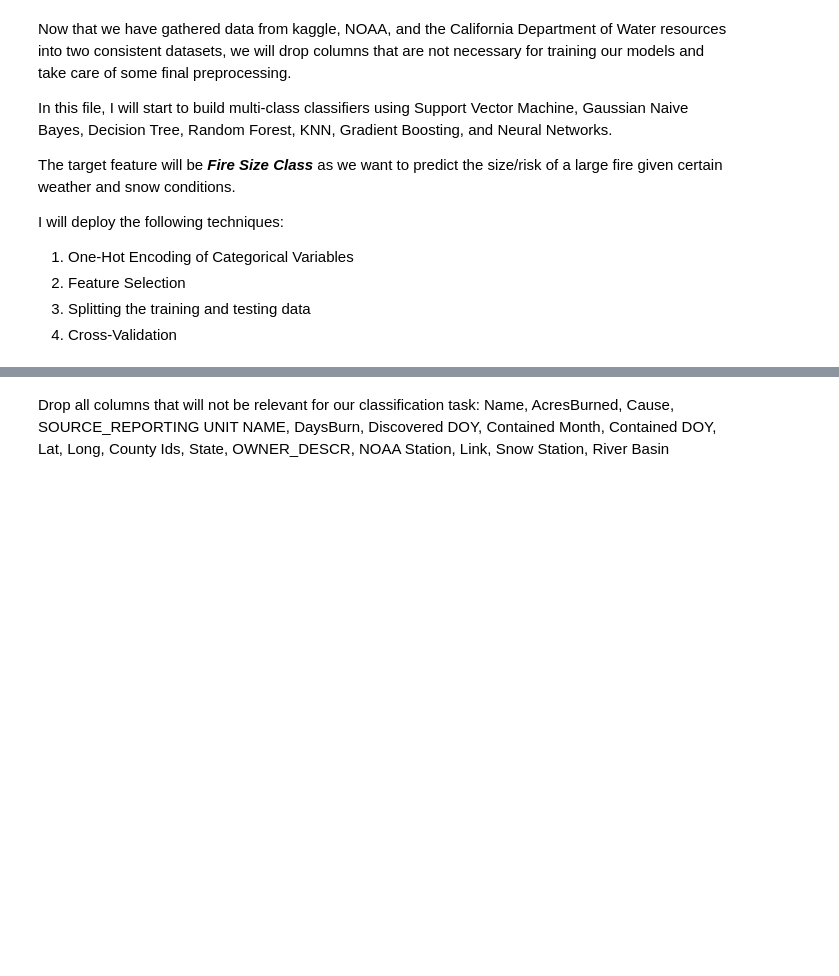
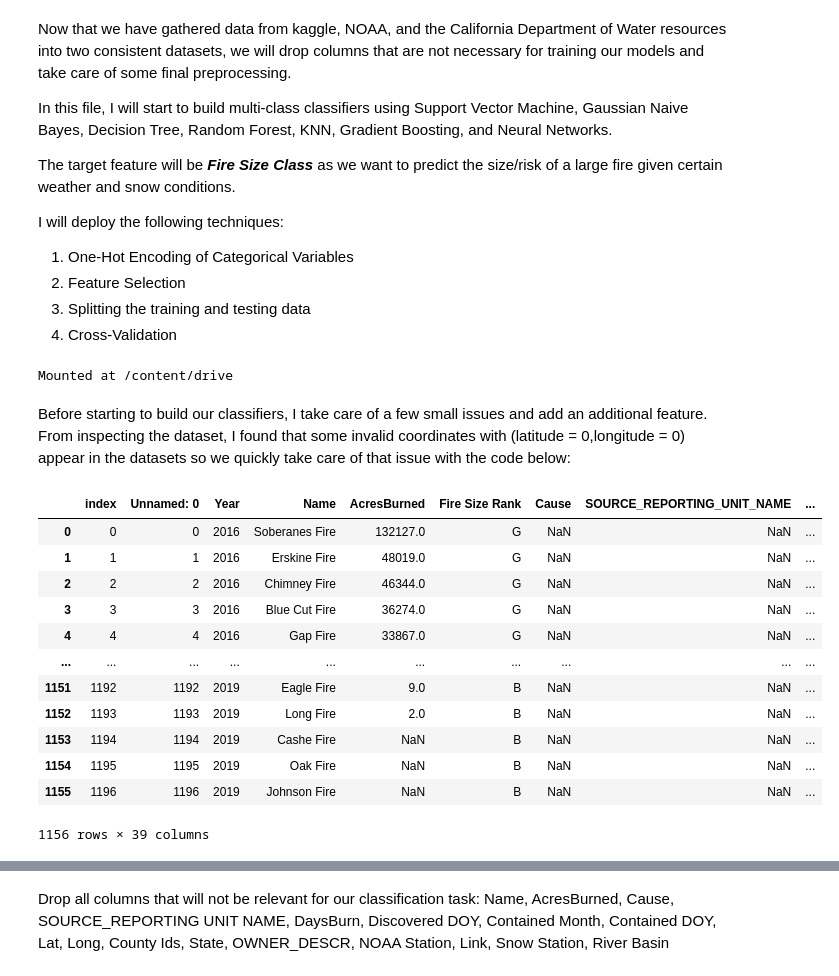
Before and after one commit to mnocerino23/Wildfire-Forecaster, a Jupyter notebook: Classifiers.ipynb, the cells around one changed output, grey strips where cells are left out. Drawn from its saved outputs; the diff is of its cells as text; code cells hidden in the pictures; blank space fills up the shorter version.

```diff
--- a/Classifiers.ipynb
+++ b/Classifiers.ipynb
@@ -46,3 +14,42 @@ I will deploy the following techniques:
 2.   Feature Selection
 3.   Splitting the training and testing data
 4.   Cross-Validation
+# %%
+import sklearn
+import numpy as np
+import pandas as pd
+
+from google.colab import drive
+drive.mount('/content/drive')
+
+#Read in the two final datasets. The first contains over 110,000 fires from 2001-2015 while the second has 1,000 more recent, larger fires.
+wildfire_set1 = pd.read_csv('/content/drive/MyDrive/Data_Science_Projects/Wildfires/wildfires1_w_snow.csv')
+wildfire_set2 = pd.read_csv('/content/drive/MyDrive/Data_Science_Projects/Wildfires/wildfires2_w_snow.csv')
+# %% [output]
+Mounted at /content/drive
+# %% [markdown]
+Before starting to build our classifiers, I take care of a few small issues and add an additional feature. From inspecting the dataset, I found that some invalid coordinates with (latitude = 0,longitude = 0) appear in the datasets so we quickly take care of that issue with the code below:
+# %%
+for index, row in wildfire_set1.iterrows():
+  if wildfire_set1.at[index,'Latitude'] == 0 and wildfire_set1.at[index,'Longitude'] == 0:
+    wildfire_set1.drop([index], inplace = True)
+wildfire_set1.reset_index()
+
+for index, row in wildfire_set2.iterrows():
+  if wildfire_set2.at[index,'Latitude'] == 0 and wildfire_set2.at[index,'Longitude'] == 0:
+    wildfire_set2.drop([index], inplace = True)
+wildfire_set2.reset_index()
+# %% [output]
+|  | index | Unnamed: 0 | Year | Name | AcresBurned | Fire Size Rank | Cause | SOURCE_REPORTING_UNIT_NAME | ... |
+| 0 | 0 | 0 | 2016 | Soberanes Fire | 132127.0 | G | NaN | NaN | ... |
+| 1 | 1 | 1 | 2016 | Erskine Fire | 48019.0 | G | NaN | NaN | ... |
+| 2 | 2 | 2 | 2016 | Chimney Fire | 46344.0 | G | NaN | NaN | ... |
+| 3 | 3 | 3 | 2016 | Blue Cut Fire | 36274.0 | G | NaN | NaN | ... |
+| 4 | 4 | 4 | 2016 | Gap Fire | 33867.0 | G | NaN | NaN | ... |
+| ... | ... | ... | ... | ... | ... | ... | ... | ... | ... |
+| 1151 | 1192 | 1192 | 2019 | Eagle Fire | 9.0 | B | NaN | NaN | ... |
+| 1152 | 1193 | 1193 | 2019 | Long Fire | 2.0 | B | NaN | NaN | ... |
+| 1153 | 1194 | 1194 | 2019 | Cashe Fire | NaN | B | NaN | NaN | ... |
+| 1154 | 1195 | 1195 | 2019 | Oak Fire | NaN | B | NaN | NaN | ... |
+| 1155 | 1196 | 1196 | 2019 | Johnson Fire | NaN | B | NaN | NaN | ... |
+1156 rows × 39 columns
```
Also changed, not shown: parts of 32 cells of this notebook.
